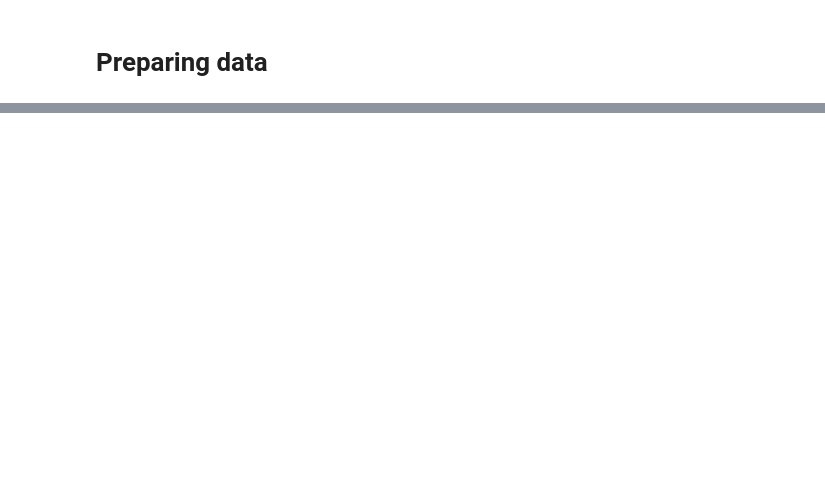
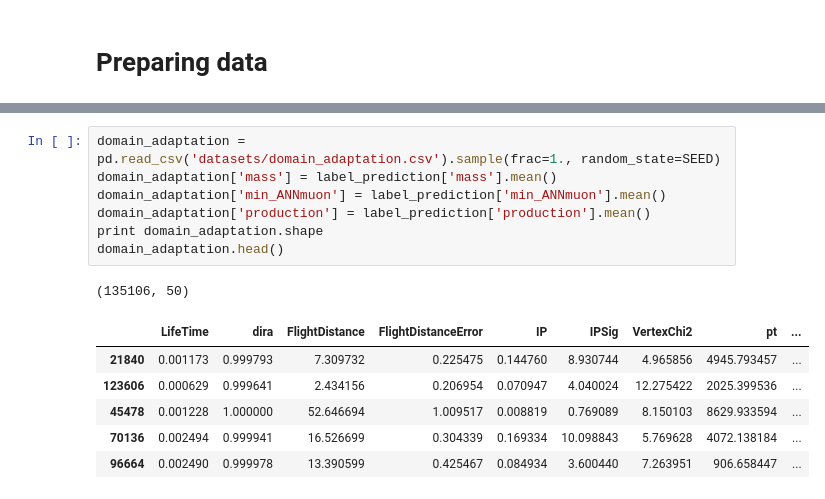
Before and after one commit to HolyBayes/Cross-domain-adaptation-on-HEP-HSE-course-work-, a Jupyter notebook: notebooks/DANN_HEP.ipynb, the cells around one changed output, grey strips where cells are left out. Saved outputs shown, nothing was run; the diff lists cells and outputs as text; blank space fills up the shorter version.

Commit message:
New adaptation technique used

```diff
--- a/notebooks/DANN_HEP.ipynb
+++ b/notebooks/DANN_HEP.ipynb
@@ -37,0 +41,15 @@ Xs.shape, ys.shape, Xt.shape, yt.shape
+# %%
+domain_adaptation = pd.read_csv('datasets/domain_adaptation.csv').sample(frac=1., random_state=SEED)
+domain_adaptation['mass'] = label_prediction['mass'].mean()
+domain_adaptation['min_ANNmuon'] = label_prediction['min_ANNmuon'].mean()
+domain_adaptation['production'] = label_prediction['production'].mean()
+print domain_adaptation.shape
+domain_adaptation.head()
+# %% [output]
+(135106, 50)
+|  | LifeTime | dira | FlightDistance | FlightDistanceError | IP | IPSig | VertexChi2 | pt | ... |
+| 21840 | 0.001173 | 0.999793 | 7.309732 | 0.225475 | 0.144760 | 8.930744 | 4.965856 | 4945.793457 | ... |
+| 123606 | 0.000629 | 0.999641 | 2.434156 | 0.206954 | 0.070947 | 4.040024 | 12.275422 | 2025.399536 | ... |
+| 45478 | 0.001228 | 1.000000 | 52.646694 | 1.009517 | 0.008819 | 0.769089 | 8.150103 | 8629.933594 | ... |
+| 70136 | 0.002494 | 0.999941 | 16.526699 | 0.304339 | 0.169334 | 10.098843 | 5.769628 | 4072.138184 | ... |
+| 96664 | 0.002490 | 0.999978 | 13.390599 | 0.425467 | 0.084934 | 3.600440 | 7.263951 | 906.658447 | ... |
```
Also changed, not shown: parts of 24 cells of this notebook, 1 other file.
